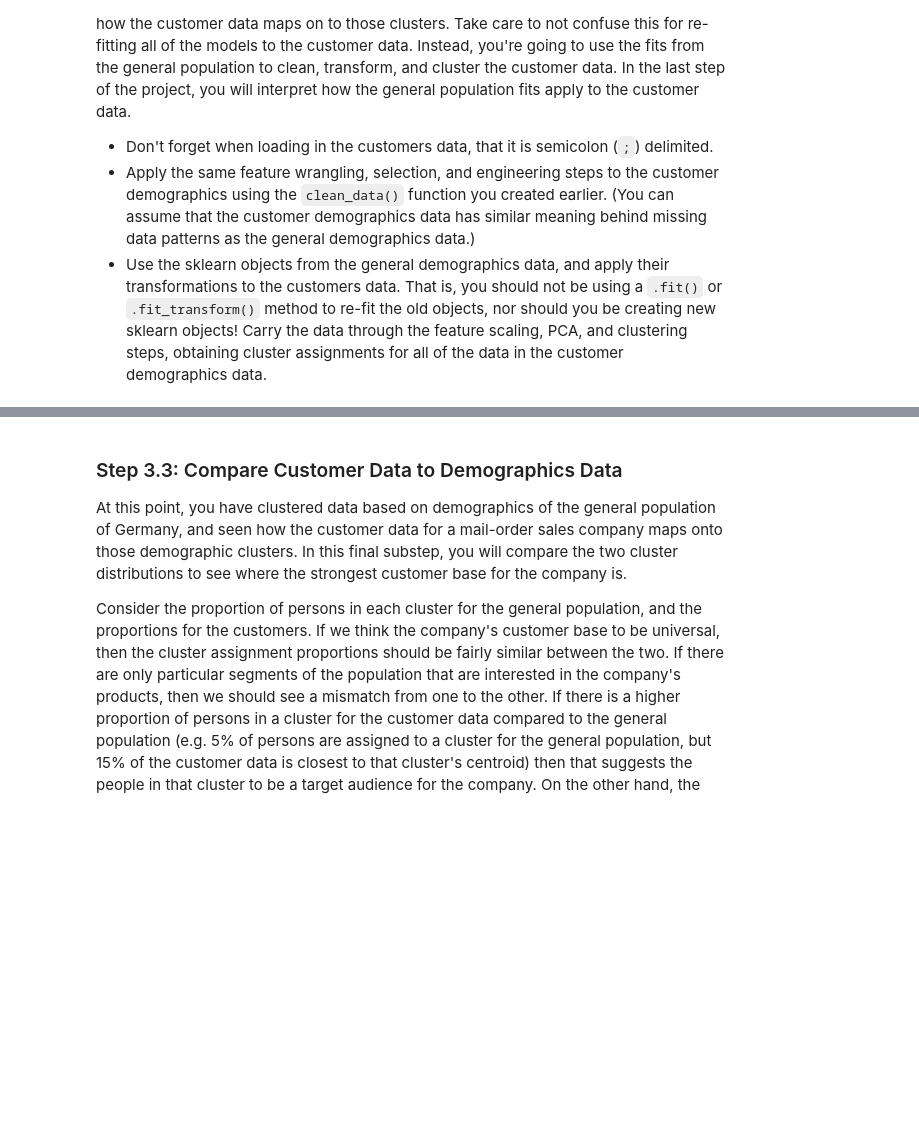
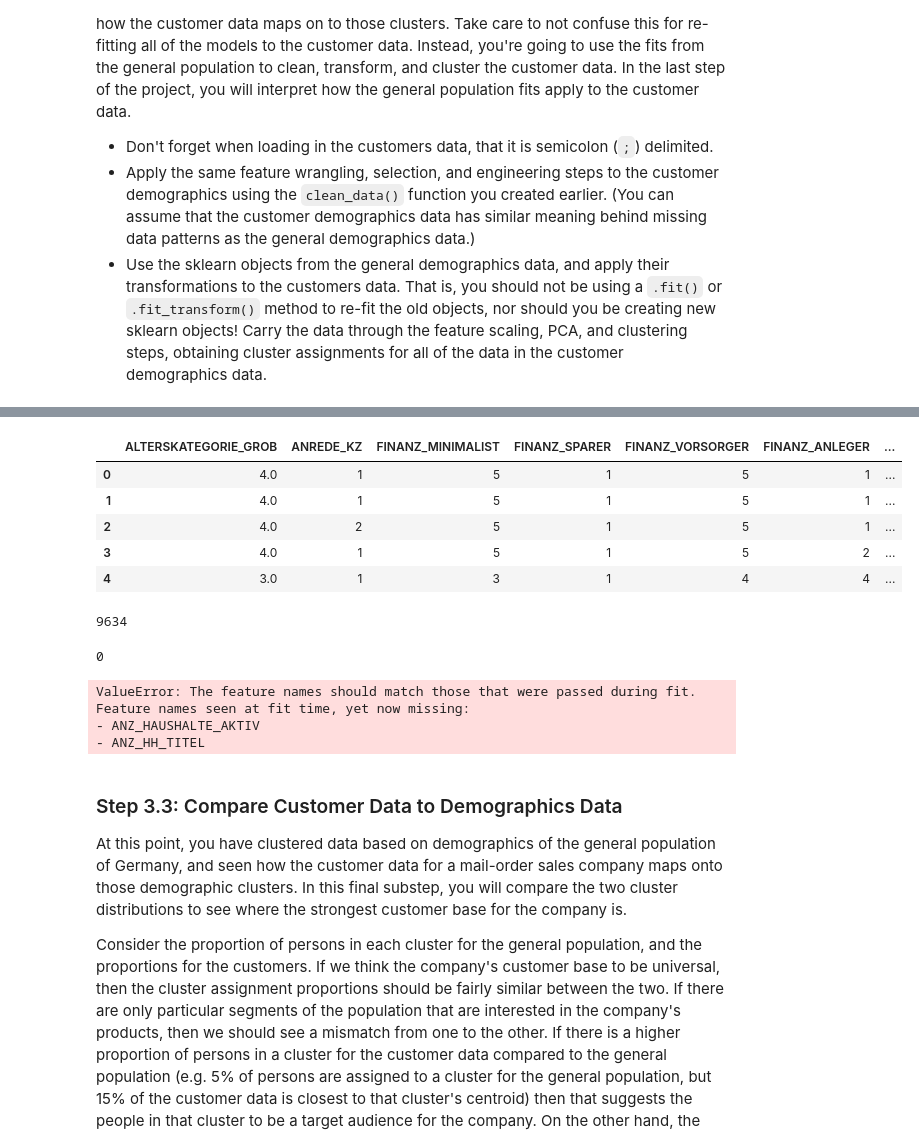
Before and after one commit to diggooddodg/Identify-customer-segments, a Jupyter notebook: Identify_Customer_Segments.ipynb, the cells around one changed output, grey strips where cells are left out. Cells and saved outputs as stored; diff of their text form; code cells hidden in the pictures; blank space fills up the shorter version.

```diff
--- a/Identify_Customer_Segments.ipynb
+++ b/Identify_Customer_Segments.ipynb
@@ -1625,0 +1637,14 @@ customers =
+# %%
+customers_clean = clean_data(customers,feat_info)
+customers_clean.head()
+# %% [output]
+|  | ALTERSKATEGORIE_GROB | ANREDE_KZ | FINANZ_MINIMALIST | FINANZ_SPARER | FINANZ_VORSORGER | FINANZ_ANLEGER | ... |
+| 0 | 4.0 | 1 | 5 | 1 | 5 | 1 | ... |
+| 1 | 4.0 | 1 | 5 | 1 | 5 | 1 | ... |
+| 2 | 4.0 | 2 | 5 | 1 | 5 | 1 | ... |
+| 3 | 4.0 | 1 | 5 | 1 | 5 | 2 | ... |
+| 4 | 3.0 | 1 | 3 | 1 | 4 | 4 | ... |
+# %%
+customers_clean.isna().sum().sum()
+# %% [output]
+9634
@@ -1625,0 +1653,13 @@ customers =
+# %%
+customers_clean.isna().sum().sum()
+# %% [output]
+0
+# %%
+#scale data
+customers_scaled = scaler.transform(customers_clean)
+customers_scaled = pd.DataFrame(customers_scaled, columns=customers_clean.columns)
+# %% [output]
+ValueError: The feature names should match those that were passed during fit.
+Feature names seen at fit time, yet now missing:
+- ANZ_HAUSHALTE_AKTIV
+- ANZ_HH_TITEL
```
Also changed, not shown: parts of 12 cells of this notebook.
